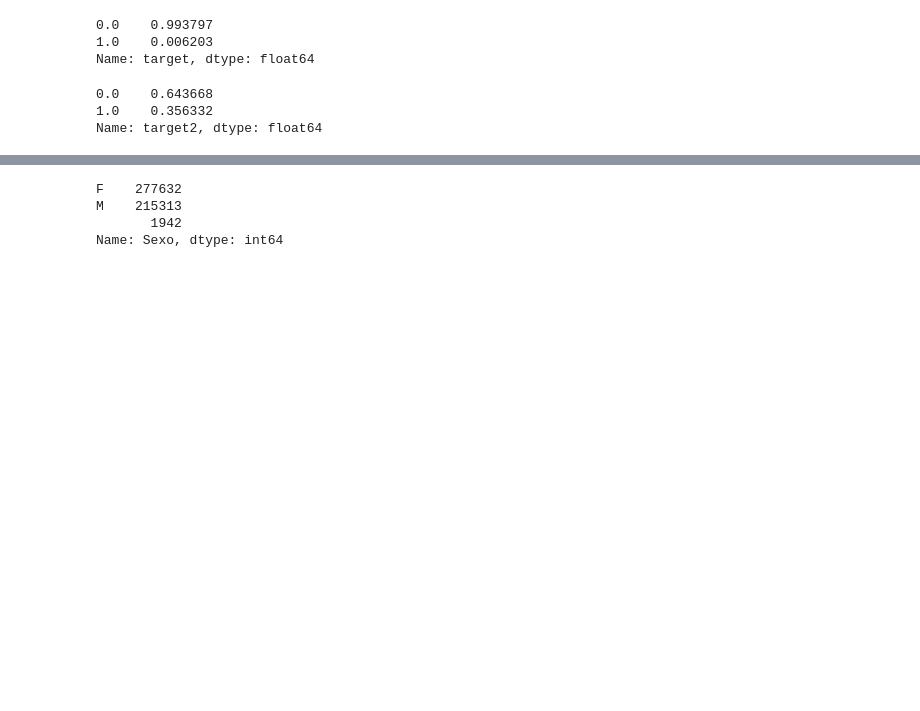
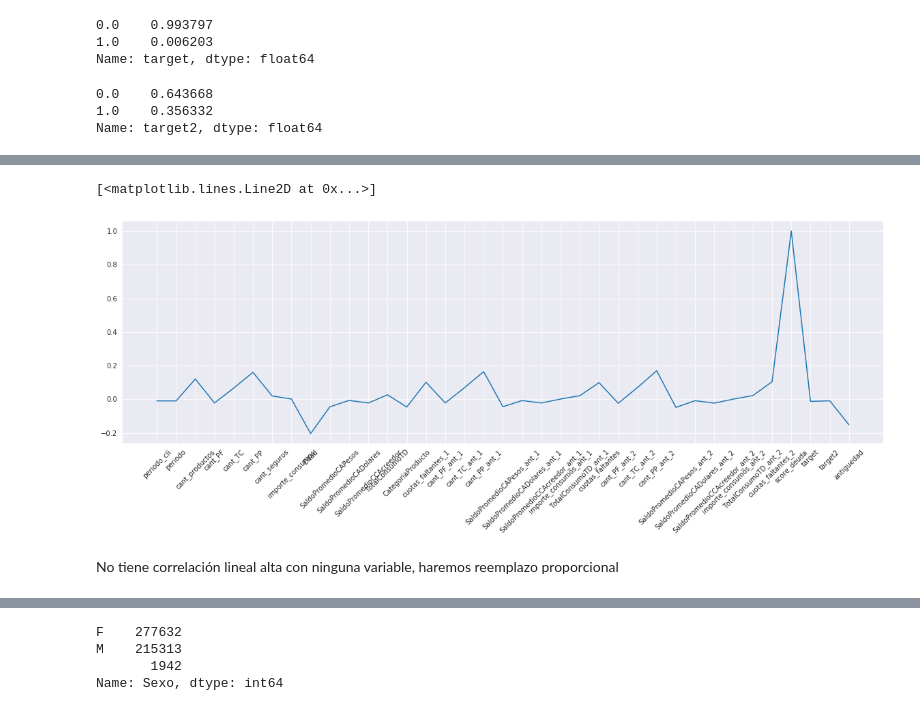
Before and after one commit to maurigarcia88/DiploDataScienceG7, a Jupyter notebook: Common/TP2/TP2_2Cohorte_G2.ipynb, the cells around one changed output, grey strips where cells are left out. Cells and saved outputs as stored; diff of their text form; code cells hidden in the pictures; blank space fills up the shorter version.

```diff
--- a/Common/TP2/TP2_2Cohorte_G2.ipynb
+++ b/Common/TP2/TP2_2Cohorte_G2.ipynb
@@ -99,0 +136,10 @@ Name: target2, dtype: float64
+# %%
+import matplotlib.pyplot as plt
+plt.figure(figsize=(20,6))
+plt.xticks(rotation=45)
+plt.plot(df.corr()['score_deuda'].dropna())
+# %% [output]
+[<matplotlib.lines.Line2D at 0x...>]
+[figure, added]
+# %% [markdown]
+No tiene correlación lineal alta con ninguna variable, haremos reemplazo proporcional
```
Also changed, not shown: parts of 283 cells of this notebook.
